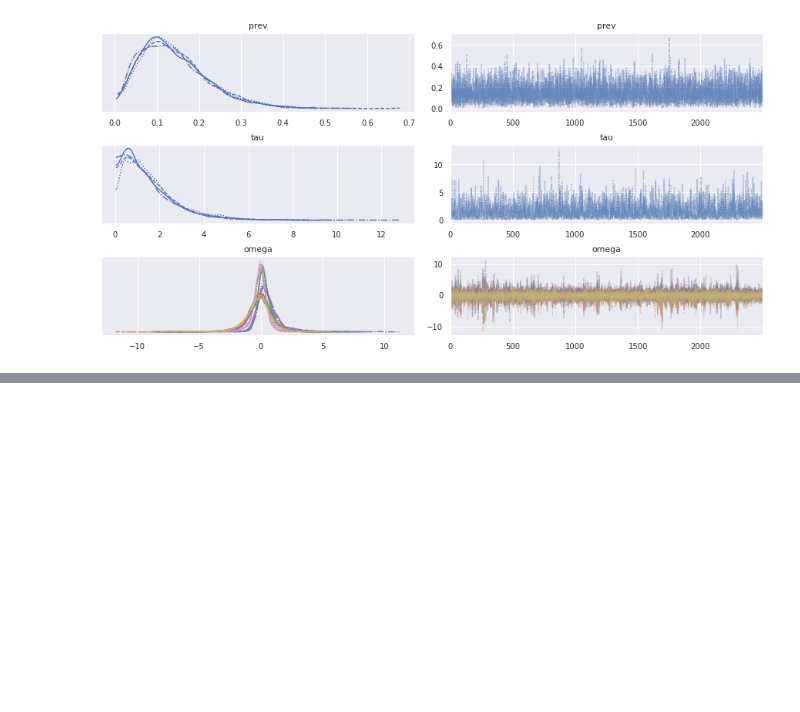
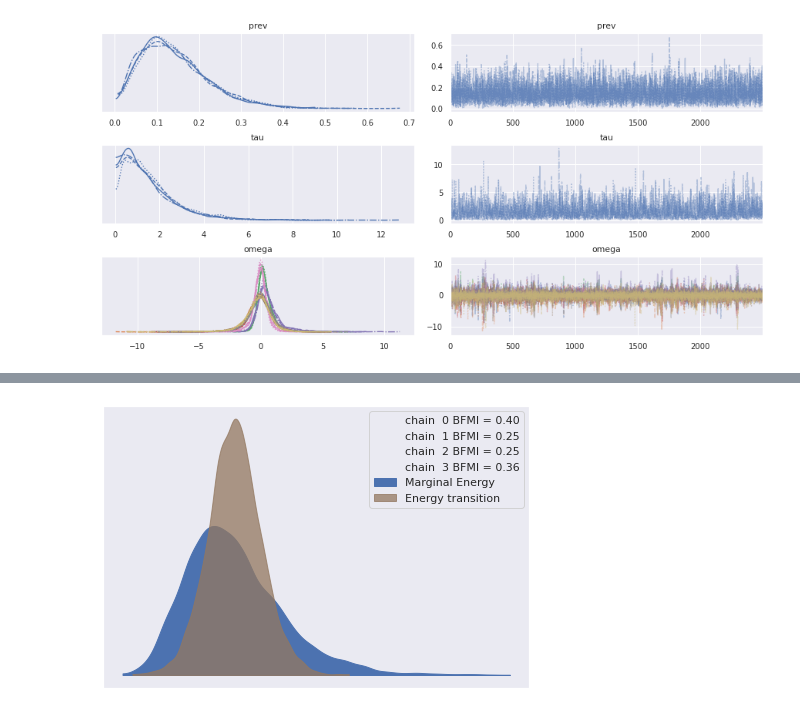
Before and after one commit to lucasmoschen/rds-bayesian-analysis-tcc, a Jupyter notebook: notebooks_book/imperfect_test_rds.ipynb, the cells around one changed output, grey strips where cells are left out. Cells and saved outputs as stored; diff of their text form; code cells hidden in the pictures; blank space fills up the shorter version.

```diff
--- a/notebooks_book/imperfect_test_rds.ipynb
+++ b/notebooks_book/imperfect_test_rds.ipynb
@@ -499,0 +613,5 @@ plt.show()
+# %%
+az.plot_energy(fit_rds_imperfect_eff_v2)
+plt.show()
+# %% [output]
+[figure, added]
```
Also changed, not shown: parts of 11 cells of this notebook, 2 other files.
